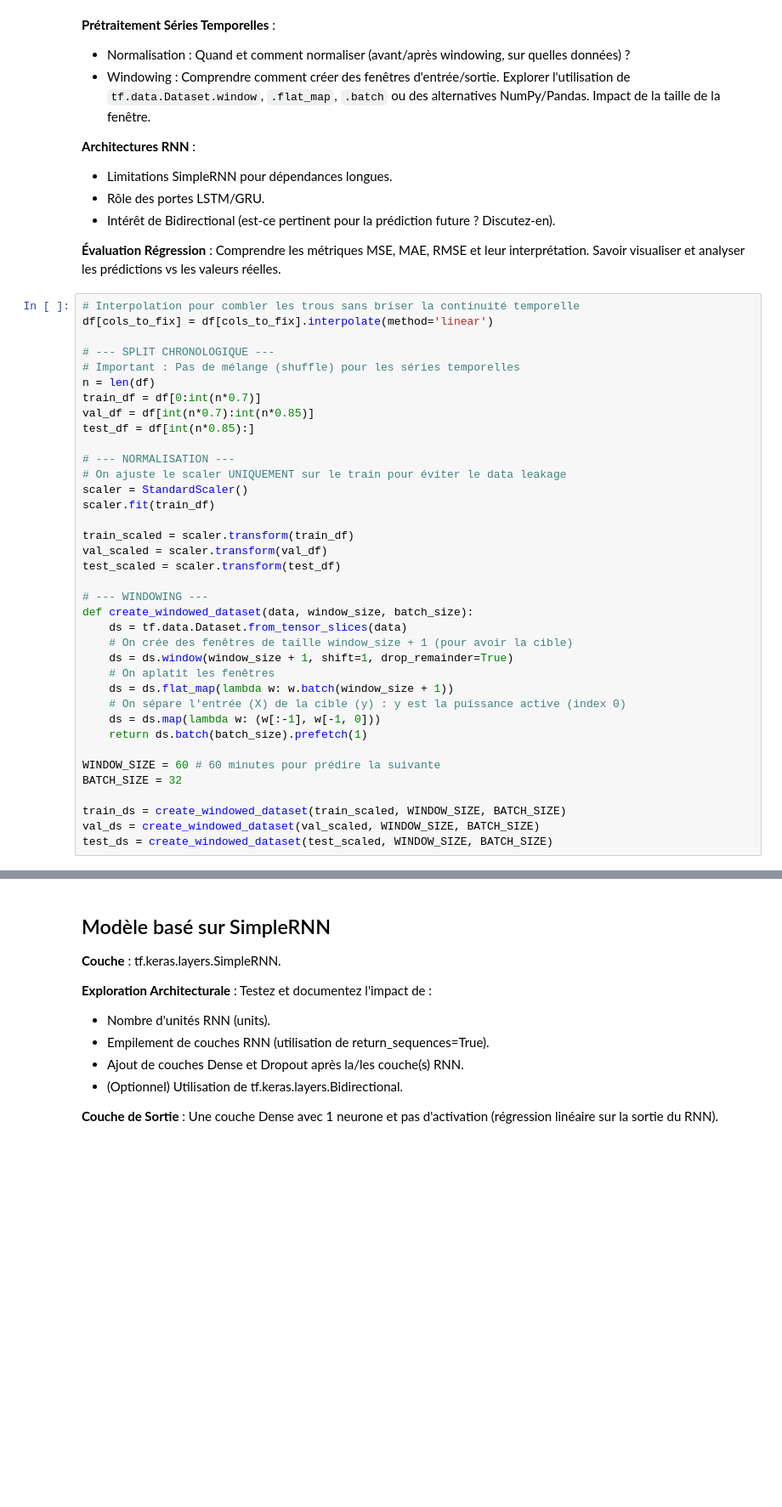
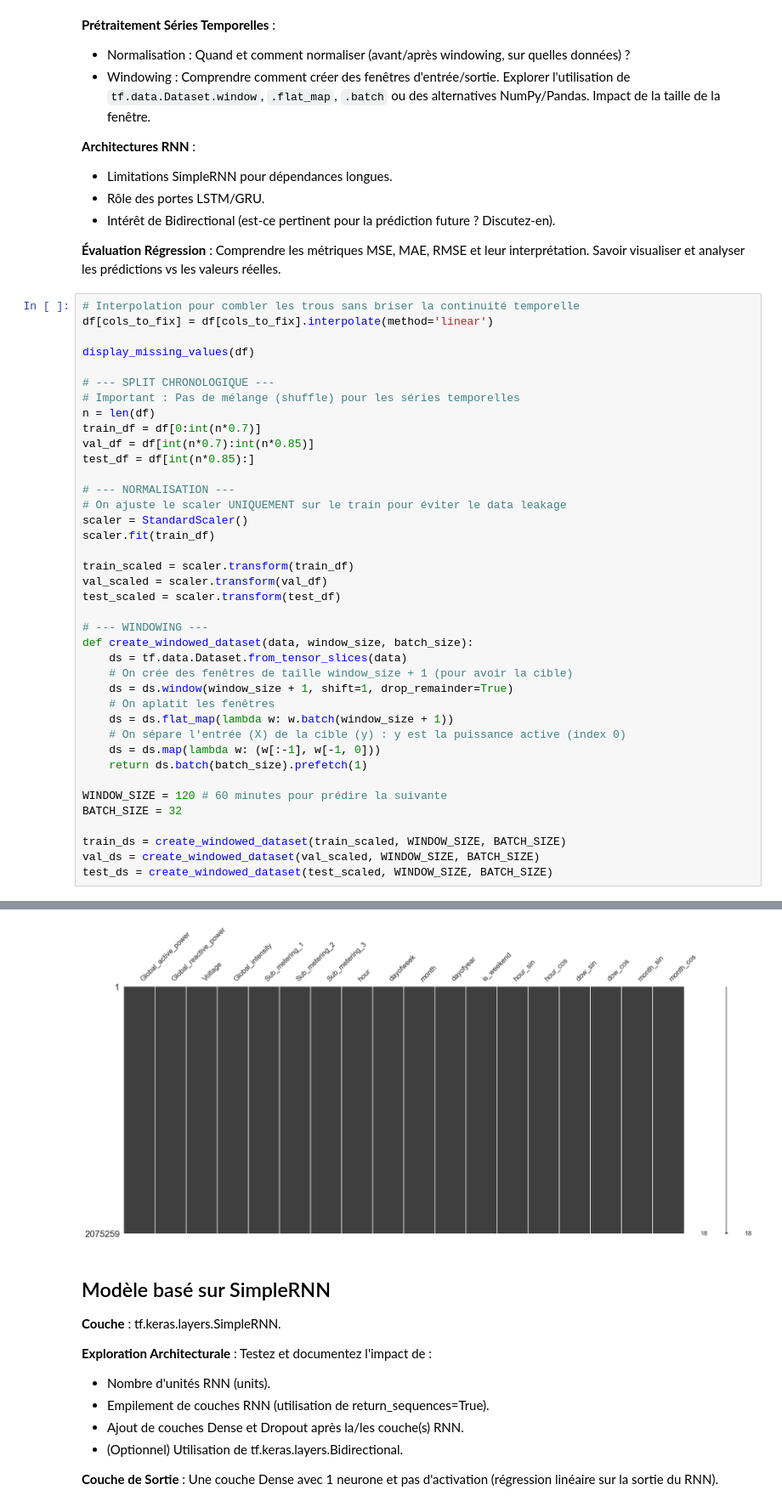
Before and after one commit to justinFransolet/MASI4_Framework_Machine_Learning, a Jupyter notebook: notebook.ipynb, the cells around one changed output, grey strips where cells are left out. Shown at 85% size. Drawn from its saved outputs; the diff is of its cells as text; blank space fills up the shorter version.

```diff
--- a/notebook.ipynb
+++ b/notebook.ipynb
@@ -199,6 +208,8 @@ dtype: int64
 # %%
 # Interpolation pour combler les trous sans briser la continuité temporelle
 df[cols_to_fix] = df[cols_to_fix].interpolate(method='linear')
+
+display_missing_values(df)
 
 # --- SPLIT CHRONOLOGIQUE ---
 # Important : Pas de mélange (shuffle) pour les séries temporelles
@@ -227,9 +238,10 @@ def create_windowed_dataset(data, window_size, batch_size):
     ds = ds.map(lambda w: (w[:-1], w[-1, 0]))
     return ds.batch(batch_size).prefetch(1)
 
-WINDOW_SIZE = 60 # 60 minutes pour prédire la suivante
+WINDOW_SIZE = 120 # 60 minutes pour prédire la suivante
 BATCH_SIZE = 32
 
 train_ds = create_windowed_dataset(train_scaled, WINDOW_SIZE, BATCH_SIZE)
 val_ds = create_windowed_dataset(val_scaled, WINDOW_SIZE, BATCH_SIZE)
 test_ds = create_windowed_dataset(test_scaled, WINDOW_SIZE, BATCH_SIZE)
+# %% [output]
@@ -236,3 +268,4 @@ test_ds = create_windowed_dataset(test_scaled, WINDOW_SIZE, BATCH_SIZE)
+[figure, added]
 # %% [markdown]
 ## Modèle basé sur SimpleRNN
 
```
Also changed, not shown: parts of 5 cells of this notebook.
